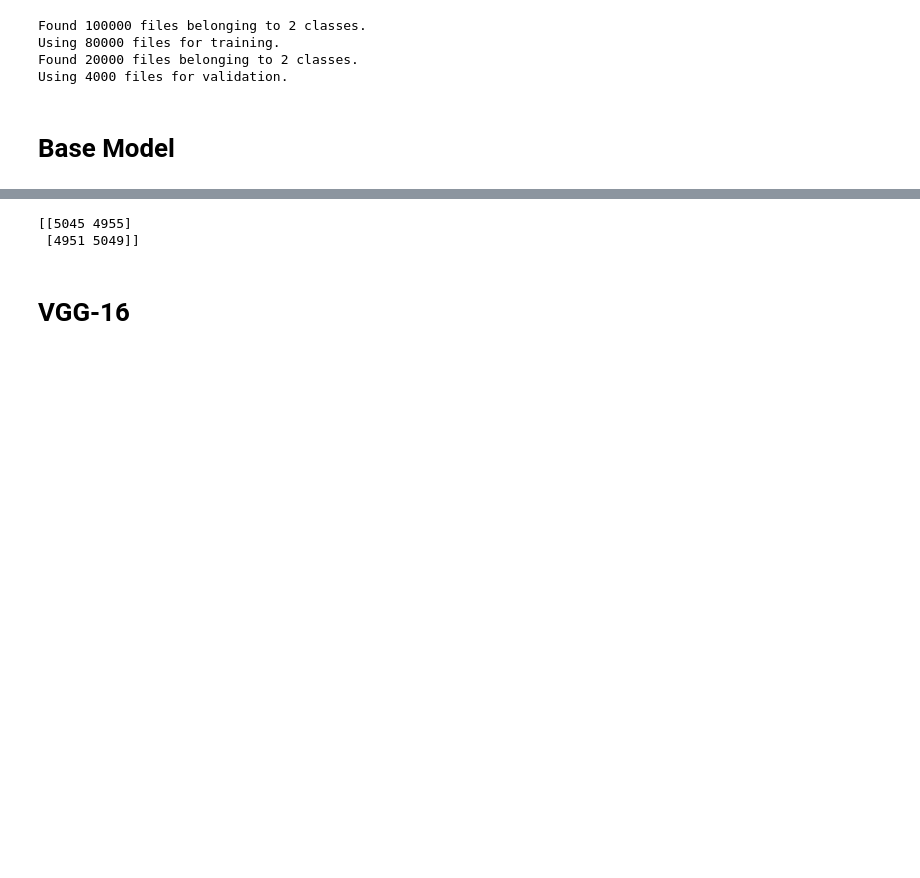
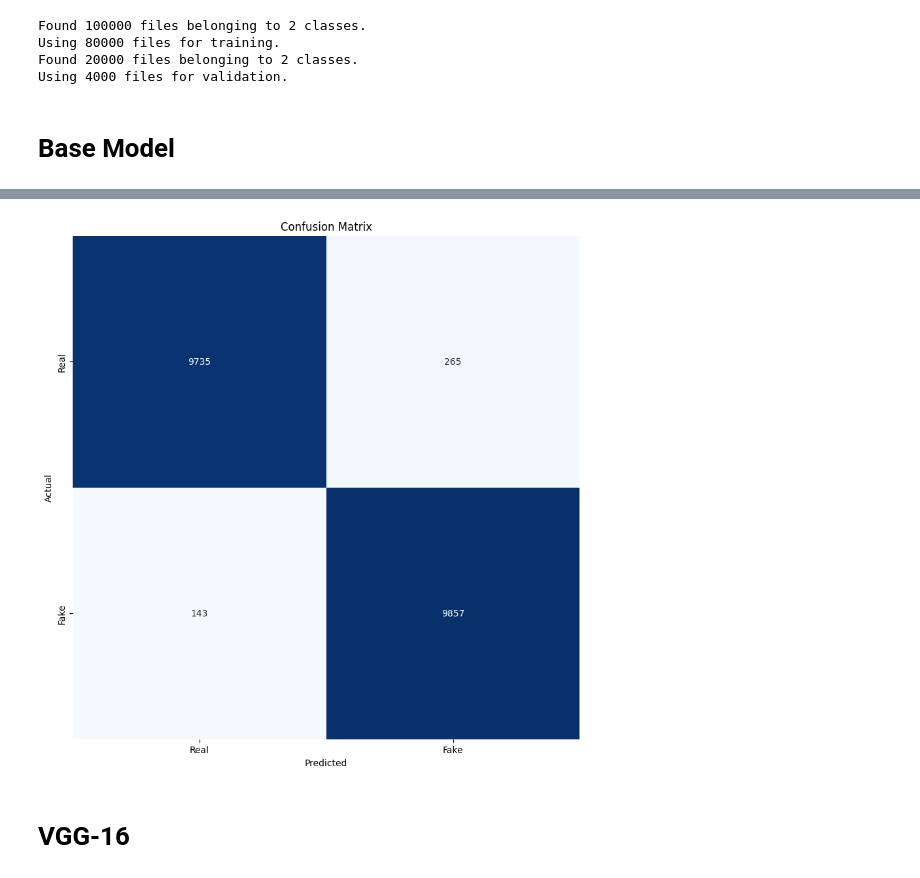
Before and after one commit to 3instein/real-fake-classification, a Jupyter notebook: model_training.ipynb, the cells around one changed output, grey strips where cells are left out. Saved outputs shown, nothing was run; the diff lists cells and outputs as text; code cells hidden in the pictures; blank space fills up the shorter version.

Commit message:
Fix confusion matrix

```diff
--- a/model_training.ipynb
+++ b/model_training.ipynb
@@ -56,17 +56,16 @@ def plot_graphs(history):
     fig.update_layout(height=500, width=1000, title_text="Accuracy and Loss", template="plotly_dark")
     fig.show()
 # %%
-def plot_cm(dataset, model):
-    # Confusion matrix
+def plot_cm(model, test_ds):
     y_pred = model.predict(test_ds)
-    y_pred = np.round(y_pred).astype(int)
+    y_pred = np.round(y_pred)
 
     y_true = []
-
     for images, labels in test_ds:
         y_true.append(labels.numpy())
 
-    y_true = np.array(y_true).flatten().astype(int)
+    y_true = np.concatenate(y_true)
+    y_true = y_true.astype(int)
 
     cm = confusion_matrix(y_true, y_pred)
 
@@ -238,7 +237,7 @@ callbacks = [
 # %%
 model.compile(loss='binary_crossentropy',
               optimizer='adam',
-              metrics=['accuracy'])
+              metrics=['accuracy', tf.keras.metrics.Recall(), tf.keras.metrics.Precision()])
 # %%
 from tensorflow.keras.callbacks import ModelCheckpoint
 
@@ -298,14 +297,13 @@ model.save('base-model.h5')
 # Load test data
 test_ds = image_dataset_from_directory(
     data_dir+"/test",
-    seed = 200,
+    shuffle = False,
     image_size = (width, height),
     batch_size = batch_size,
     label_mode = 'binary',
 )
 
 # Evaluate model
-# results = model.evaluate(test_ds)
-y_pred = model.predict(test_ds)
+results = model.evaluate(test_ds)
 # %% [output]
 Found 20000 files belonging to 2 classes.
@@ -312,13 +311,7 @@ Found 20000 files belonging to 2 classes.
-# %%
-y_pred = np.round(y_pred).astype(int).reshape(-1)
-y_true = np.concatenate([y for x, y in test_ds], axis=0)
-
-# confusion matrix
-cm = confusion_matrix(y_true, y_pred)
-print(cm)
-# %% [output]
-[[5045 4955]
- [4951 5049]]
+# %%
+plot_cm(model, test_ds)
+# %% [output]
+[figure, added]
 # %% [markdown]
 # VGG-16
 # %%
```
Also changed, not shown: parts of 8 cells of this notebook.
